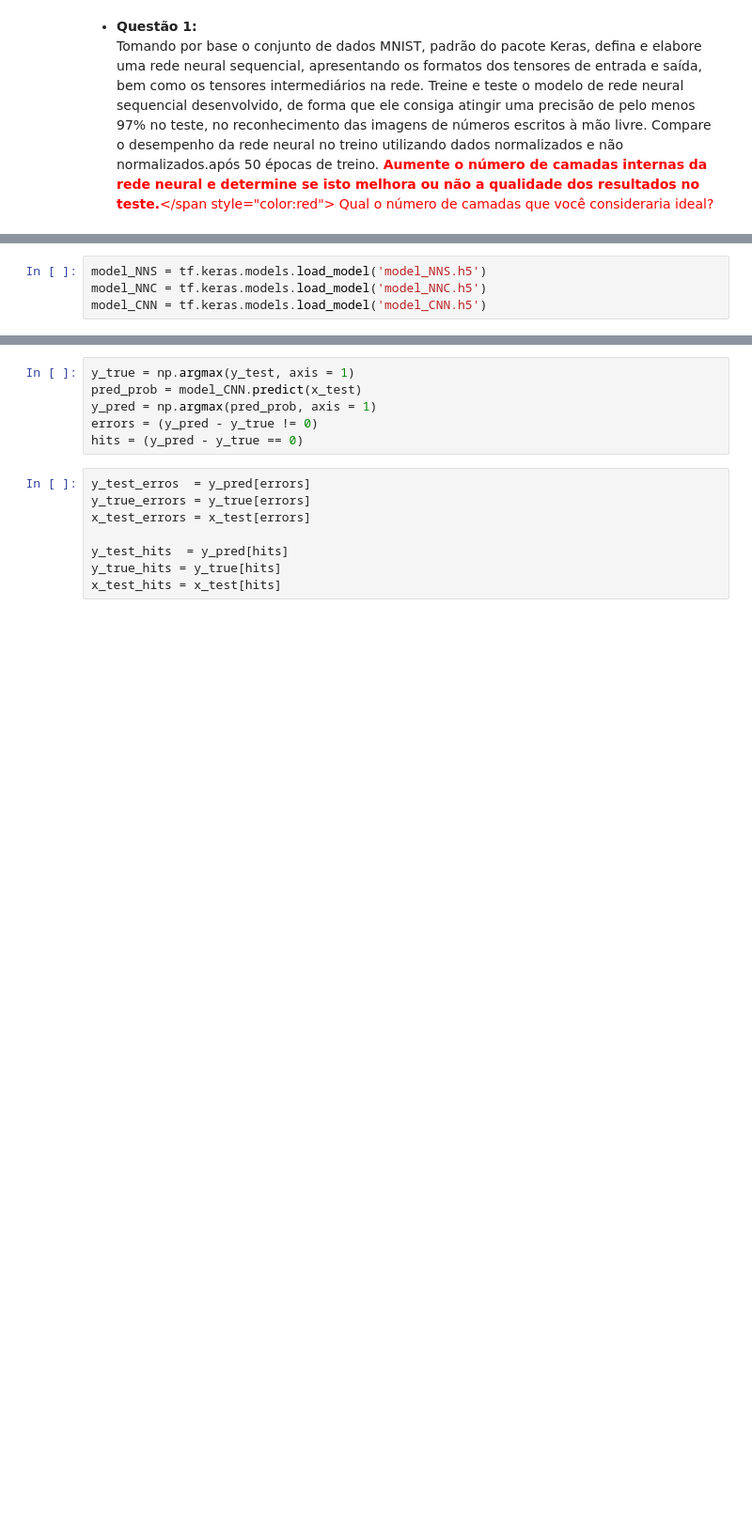
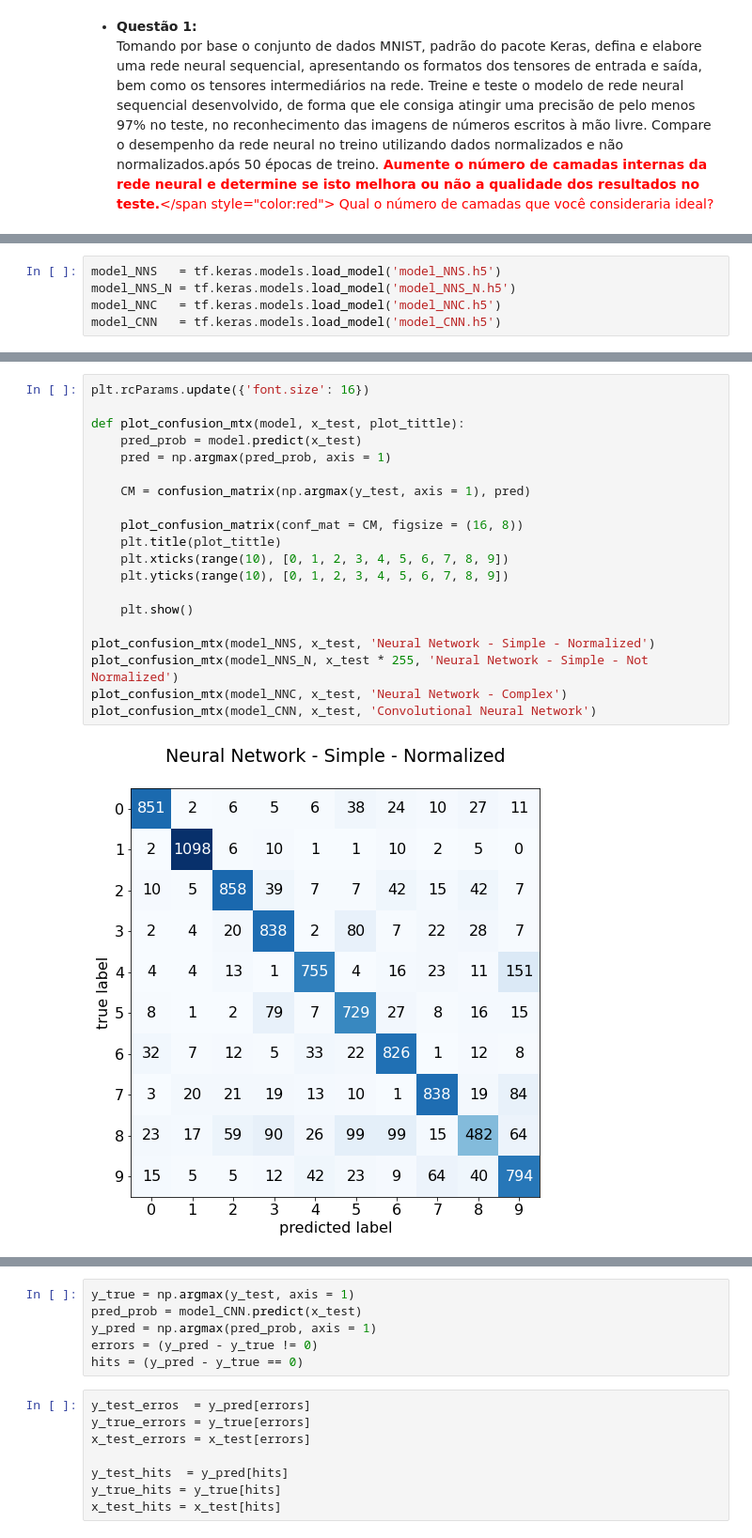
Before and after one commit to ldaniel/fgv-advanced-predictive-analytics, a Jupyter notebook: notebooks/fgv_assignment/mnist.ipynb, the cells around one changed output, grey strips where cells are left out. Shown at 94% size. Saved outputs shown, nothing was run; the diff lists cells and outputs as text; blank space fills up the shorter version.

```diff
--- a/notebooks/fgv_assignment/mnist.ipynb
+++ b/notebooks/fgv_assignment/mnist.ipynb
@@ -381,4 +453,5 @@ Epoch 00050: val_loss did not improve from 0.01962
 # %%
-model_NNS = tf.keras.models.load_model('model_NNS.h5')
-model_NNC = tf.keras.models.load_model('model_NNC.h5')
-model_CNN = tf.keras.models.load_model('model_CNN.h5')
+model_NNS   = tf.keras.models.load_model('model_NNS.h5')
+model_NNS_N = tf.keras.models.load_model('model_NNS_N.h5')
+model_NNC   = tf.keras.models.load_model('model_NNC.h5')
+model_CNN   = tf.keras.models.load_model('model_CNN.h5')
@@ -384,0 +551,22 @@ model_CNN = tf.keras.models.load_model('model_CNN.h5')
+# %%
+plt.rcParams.update({'font.size': 16})
+
+def plot_confusion_mtx(model, x_test, plot_tittle):
+    pred_prob = model.predict(x_test)
+    pred = np.argmax(pred_prob, axis = 1)
+
+    CM = confusion_matrix(np.argmax(y_test, axis = 1), pred)
+
+    plot_confusion_matrix(conf_mat = CM, figsize = (16, 8))
+    plt.title(plot_tittle)
+    plt.xticks(range(10), [0, 1, 2, 3, 4, 5, 6, 7, 8, 9])
+    plt.yticks(range(10), [0, 1, 2, 3, 4, 5, 6, 7, 8, 9])
+
+    plt.show()
+
+plot_confusion_mtx(model_NNS, x_test, 'Neural Network - Simple - Normalized')
+plot_confusion_mtx(model_NNS_N, x_test * 255, 'Neural Network - Simple - Not Normalized')
+plot_confusion_mtx(model_NNC, x_test, 'Neural Network - Complex')
+plot_confusion_mtx(model_CNN, x_test, 'Convolutional Neural Network')
+# %% [output]
+[figure, added]
```
Also changed, not shown: parts of 44 cells of this notebook, 2 other files.
